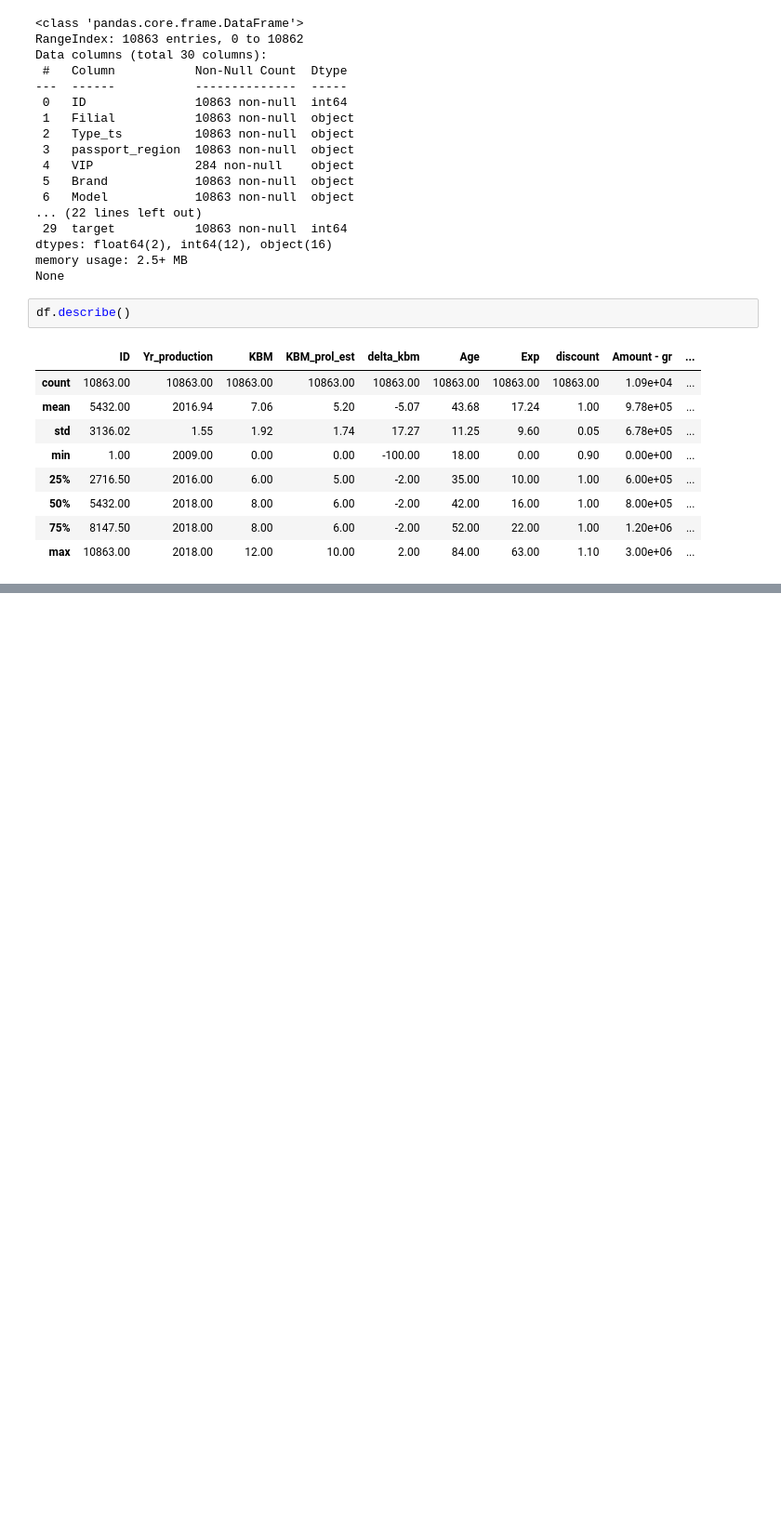
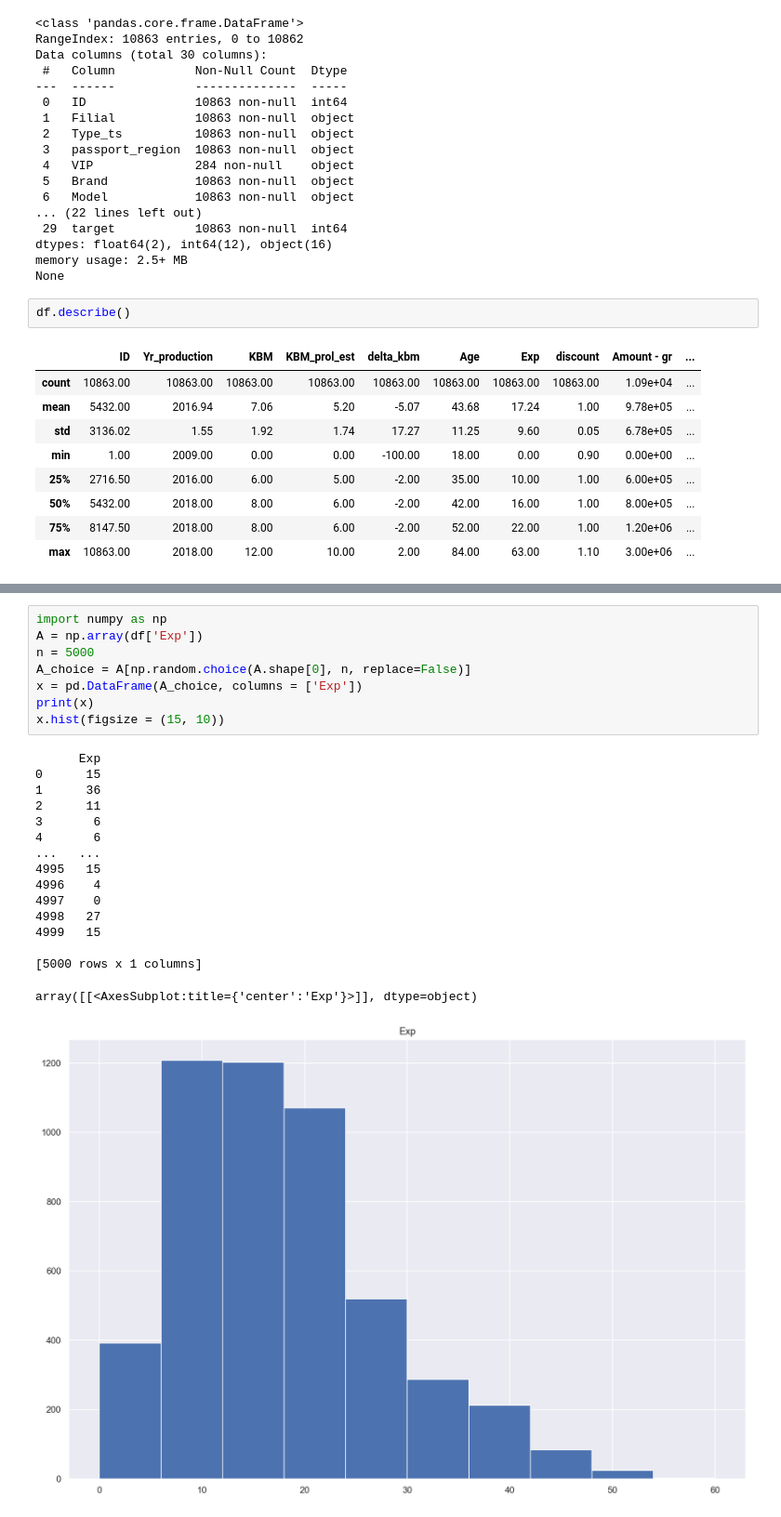
Before and after one commit to pppavlov/MLtechnique, a Jupyter notebook: vsk_analyse/vsk_analyse.ipynb, the cells around one changed output, grey strips where cells are left out. Shown at 93% size. Drawn from its saved outputs; the diff is of its cells as text; blank space fills up the shorter version.

```diff
--- a/vsk_analyse/vsk_analyse.ipynb
+++ b/vsk_analyse/vsk_analyse.ipynb
@@ -58,0 +237,25 @@ df.describe()
+# %%
+import numpy as np
+A = np.array(df['Exp'])
+n = 5000
+A_choice = A[np.random.choice(A.shape[0], n, replace=False)]
+x = pd.DataFrame(A_choice, columns = ['Exp'])
+print(x)
+x.hist(figsize = (15, 10))
+# %% [output]
+      Exp
+0      15
+1      36
+2      11
+3       6
+4       6
+...   ...
+4995   15
+4996    4
+4997    0
+4998   27
+4999   15
+
+[5000 rows x 1 columns]
+array([[<AxesSubplot:title={'center':'Exp'}>]], dtype=object)
+[figure, added]
```
Also changed, not shown: parts of 14 cells of this notebook, 1 other file.
